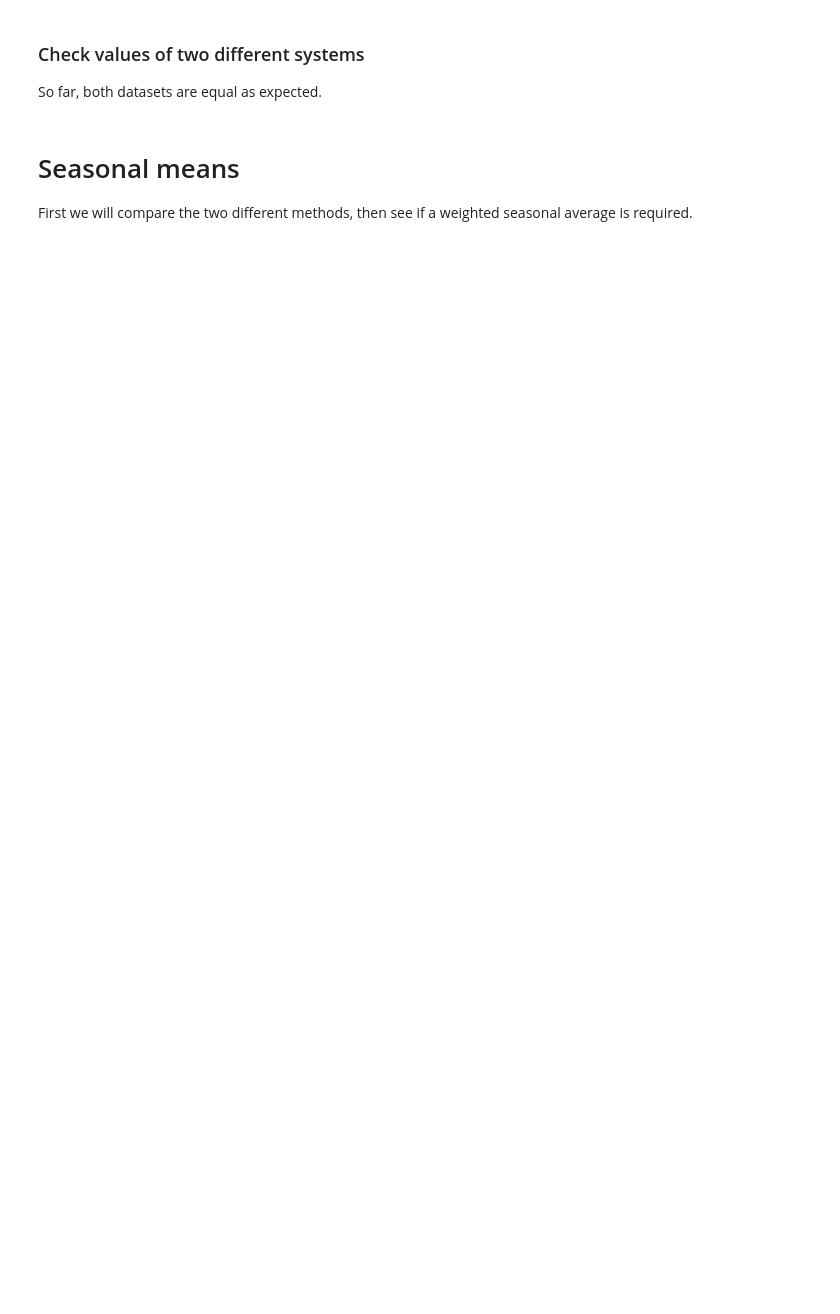
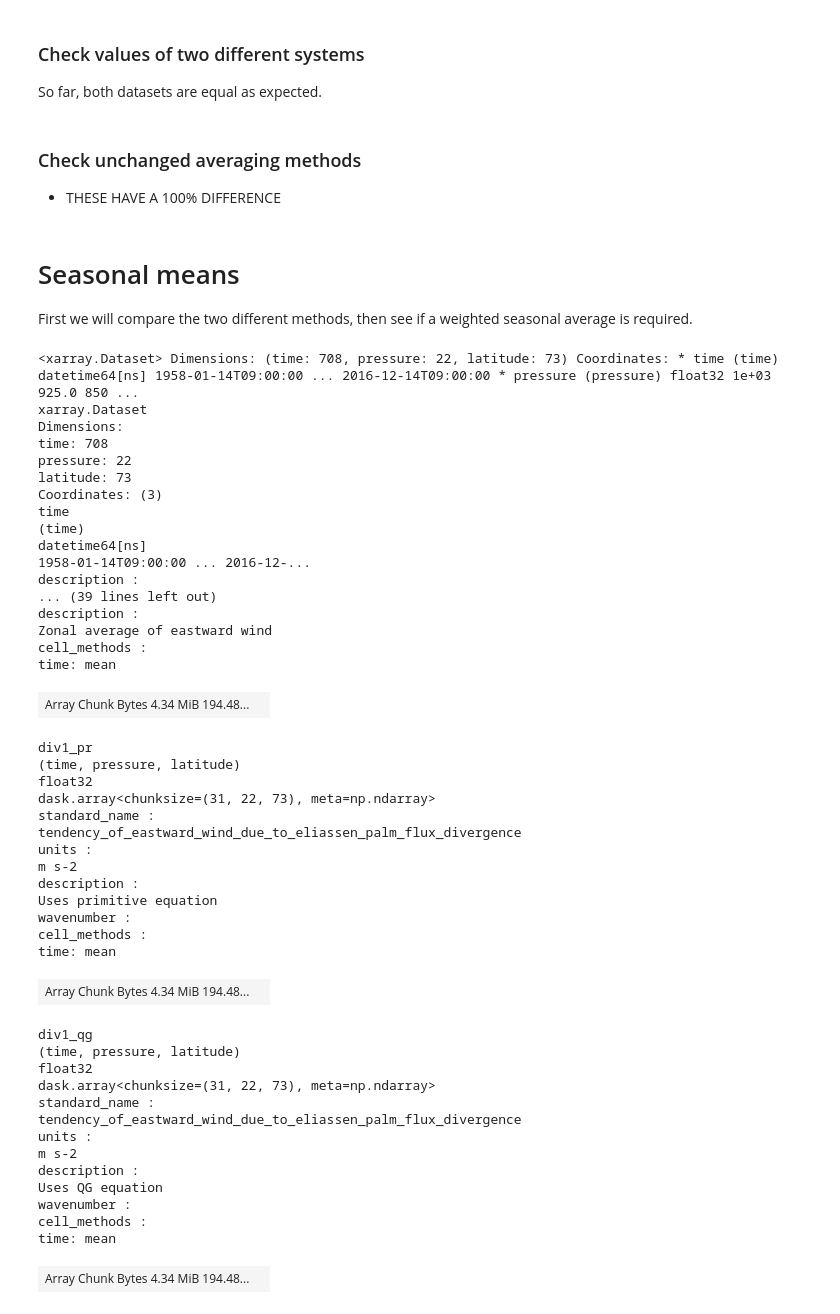
Before and after one commit to Caturrell/eddy_feedback, a Jupyter notebook: reproduce/saffin_2024/code/cube_comparison.ipynb, the cells around one changed output. Saved outputs shown, nothing was run; the diff lists cells and outputs as text; code cells hidden in the pictures; blank space fills up the shorter version.

```diff
--- a/reproduce/saffin_2024/code/cube_comparison.ipynb
+++ b/reproduce/saffin_2024/code/cube_comparison.ipynb
@@ -98,3 +158,7 @@ So far, both datasets are equal as expected.
 # %%
 np.testing.assert_allclose(ubar.values, cube_ubar.data)
 np.testing.assert_allclose(div1.values, cube_div1.data)
+# %% [markdown]
+### Check unchanged averaging methods
+
+- THESE HAVE A 100% DIFFERENCE
@@ -128,0 +180,52 @@ cube = cube_seasonal_mean(cube_ubar, dt.timedelta(days=28))
+# %%
+ds = xr.open_mfdataset('/gws/nopw/j04/arctic_connect/cturrell/reanalysis_data/SPARC_TEM_datasets/jra55_TEM_ubar_div1.nc',
+                            parallel=True, chunks={'time': 31})
+
+ds
+# %% [output]
+<xarray.Dataset> Dimensions: (time: 708, pressure: 22, latitude: 73) Coordinates: * time (time) datetime64[ns] 1958-01-14T09:00:00 ... 2016-12-14T09:00:00 * pressure (pressure) float32 1e+03 925.0 850 ...
+xarray.Dataset
+Dimensions:
+time: 708
+pressure: 22
+latitude: 73
+Coordinates: (3)
+time
+(time)
+datetime64[ns]
+1958-01-14T09:00:00 ... 2016-12-...
+description :
+... (39 lines left out)
+description :
+Zonal average of eastward wind
+cell_methods :
+time: mean
+| Array Chunk Bytes 4.34 MiB 194.48... |  |
+div1_pr
+(time, pressure, latitude)
+float32
+dask.array<chunksize=(31, 22, 73), meta=np.ndarray>
+standard_name :
+tendency_of_eastward_wind_due_to_eliassen_palm_flux_divergence
+units :
+m s-2
+description :
+Uses primitive equation
+wavenumber :
+cell_methods :
+time: mean
+| Array Chunk Bytes 4.34 MiB 194.48... |  |
+div1_qg
+(time, pressure, latitude)
+float32
+dask.array<chunksize=(31, 22, 73), meta=np.ndarray>
+standard_name :
+tendency_of_eastward_wind_due_to_eliassen_palm_flux_divergence
+units :
+m s-2
+description :
+Uses QG equation
+wavenumber :
+cell_methods :
+time: mean
+| Array Chunk Bytes 4.34 MiB 194.48... |  |
```
Also changed, not shown: parts of 22 cells of this notebook, 1 other file.
